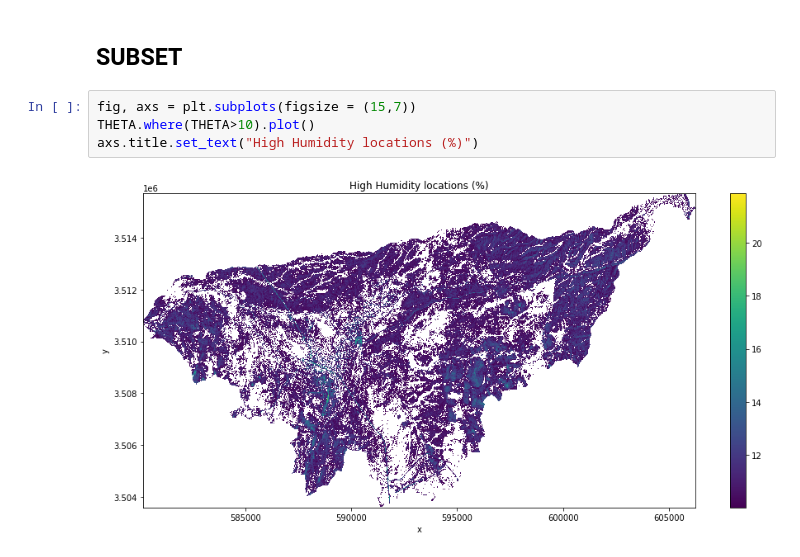
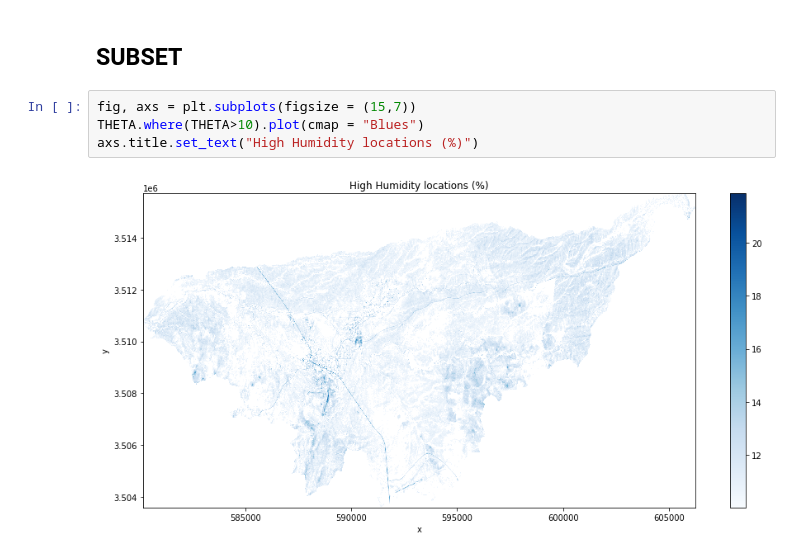
Before and after one commit to VicenteYago/soil_moisture_dataset, a Jupyter notebook: exploring_dataset.ipynb, the cells around one changed output. Drawn from its saved outputs; the diff is of its cells as text.

```diff
--- a/exploring_dataset.ipynb
+++ b/exploring_dataset.ipynb
@@ -158,7 +161,7 @@ np.nanmean(W.data)
 ## SUBSET
 # %%
 fig, axs = plt.subplots(figsize = (15,7))
-THETA.where(THETA>10).plot()
+THETA.where(THETA>10).plot(cmap = "Blues")
 axs.title.set_text("High Humidity locations (%)")
 # %% [output]
-[figure, old version]
+[figure, new version]
```
Also changed, not shown: parts of 3 cells of this notebook.
